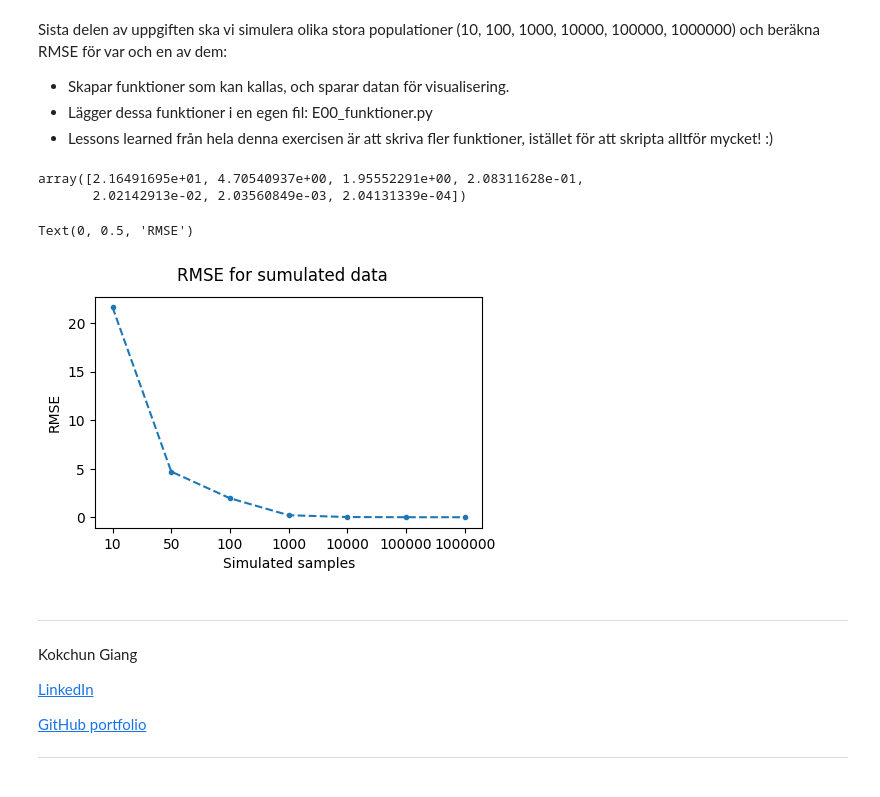
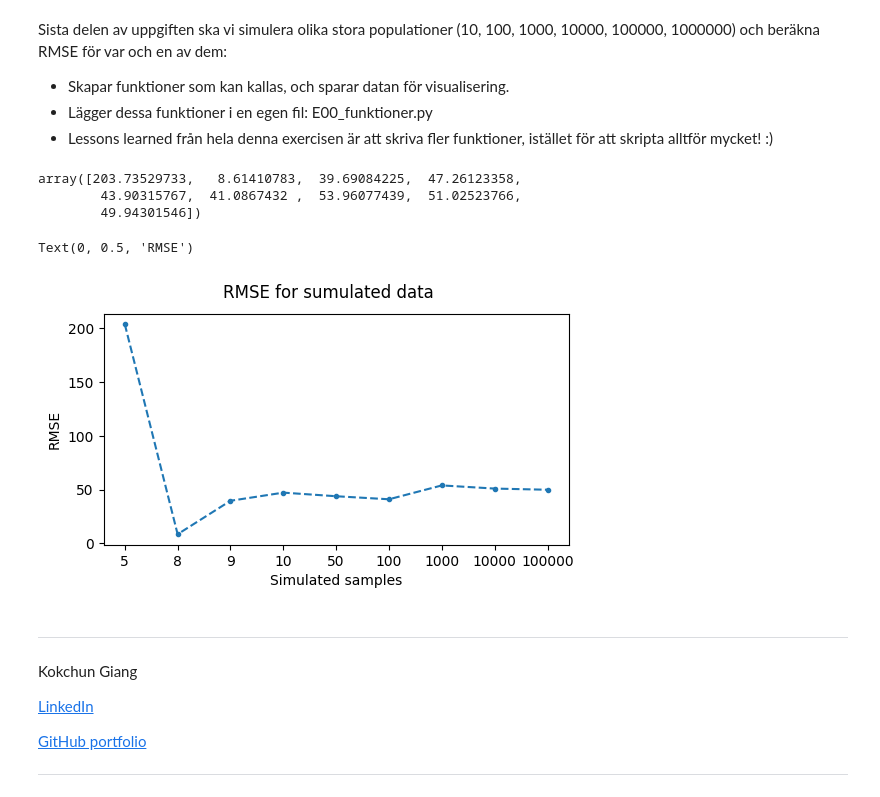
Before and after one commit to dancla240/Machine_Learning_Daniel_Claesson, a Jupyter notebook: Exercises/E00_linear_regression.ipynb, the cells around one changed output. Drawn from its saved outputs; the diff is of its cells as text; code cells hidden in the pictures.

```diff
--- a/Exercises/E00_linear_regression.ipynb
+++ b/Exercises/E00_linear_regression.ipynb
@@ -542,35 +542,37 @@ Sista delen av uppgiften ska vi simulera olika stora populationer (10, 100, 1000
 import importlib
 importlib.reload(funcs)
 
-pop_size = [10, 50, 100, 1000, 10000, 100000, 1000000] # en lista med de olika population sizes som vi ska prova
+pop_size = [5, 8, 9, 10, 50, 100, 1000, 10000, 100000]
+#pop_size = [10, 50, 100, 1000, 10000, 100000, 1000000] # en lista med de olika population sizes som vi ska prova
 RMSE_sum = np.array([]) # en tom numpy array som ska fyllas på med resultaten av simuleringarna
 
 for item in pop_size:
-    sample_data = funcs.create_sample_data(item)
-    X_train, y_train, X_test, y_test = funcs.train_test_split2(sample_data)
+    sample_data = funcs.create_sample_data_multiple_regression(item)
+    X_train, y_train, X_test, y_test = funcs.train_test_split_multiple_regression(sample_data)
     beta_hat = funcs.regression_fit_scipy_multiple_regression(X_train, y_train)
-    y_hat = funcs.calc_y_hat(beta_hat, X_test)
-    RMSE = funcs.RMSE_calculation(y_hat, y_test)
+    y_hat = funcs.calc_y_hat_multiple_regression(beta_hat, X_test)
+    MAE, MSE, RMSE = funcs.calc_of_statistics_metrics(y_hat, y_test)
     RMSE_sum = np.append(RMSE_sum, RMSE)
 
 RMSE_sum
 # %% [output]
-array([2.16491695e+01, 4.70540937e+00, 1.95552291e+00, 2.08311628e-01,
-       2.02142913e-02, 2.03560849e-03, 2.04131339e-04])
+array([203.73529733,   8.61410783,  39.69084225,  47.26123358,
+        43.90315767,  41.0867432 ,  53.96077439,  51.02523766,
+        49.94301546])
 # %%
 x_axis = []
 
 for item in pop_size:
     x_axis.append(str(item))
 
-fig, ax = plt.subplots(figsize=(5,3))
+fig, ax = plt.subplots(figsize=(6,3))
 plt.plot(x_axis, RMSE_sum, '--.')
 plt.suptitle('RMSE for sumulated data')
 plt.xlabel('Simulated samples')
 plt.ylabel('RMSE')
 # %% [output]
 Text(0, 0.5, 'RMSE')
-[figure, old version]
+[figure, new version]
 # %% [markdown]
 ---
 
```
Also changed, not shown: parts of 3 cells of this notebook, 1 other file.
